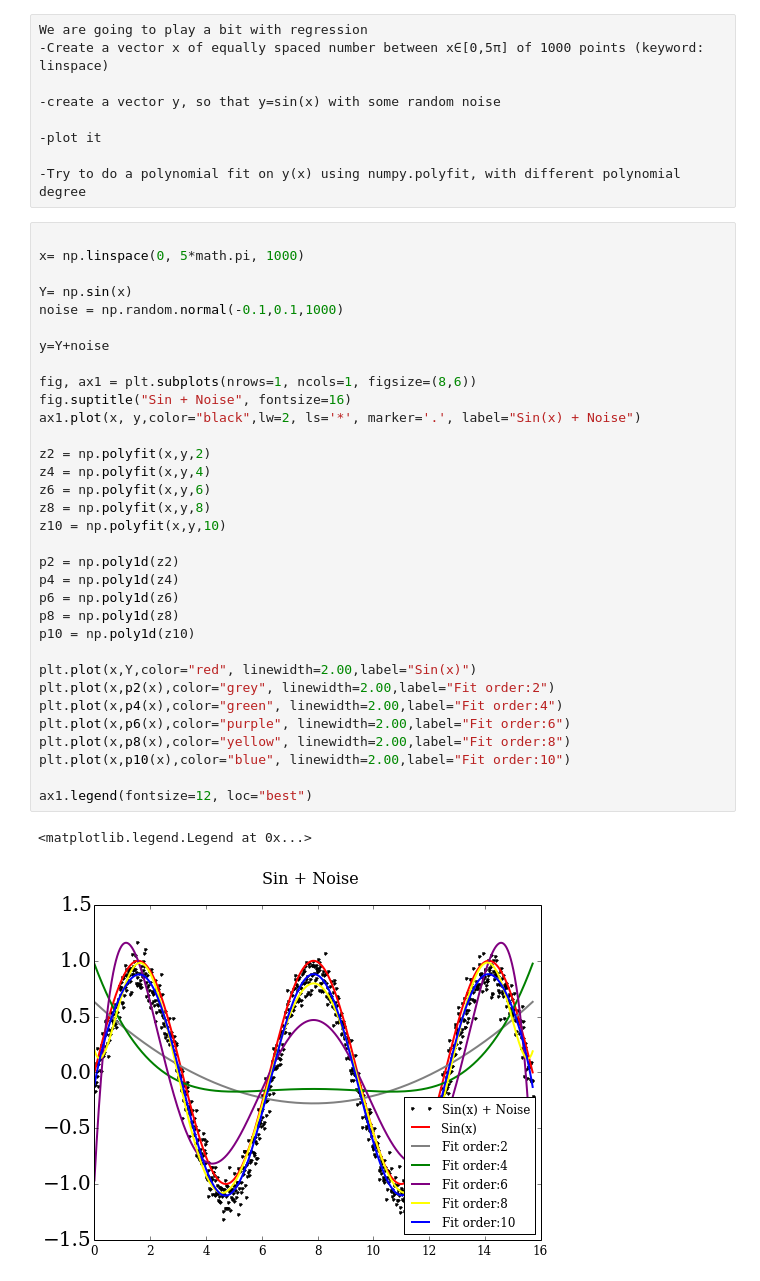
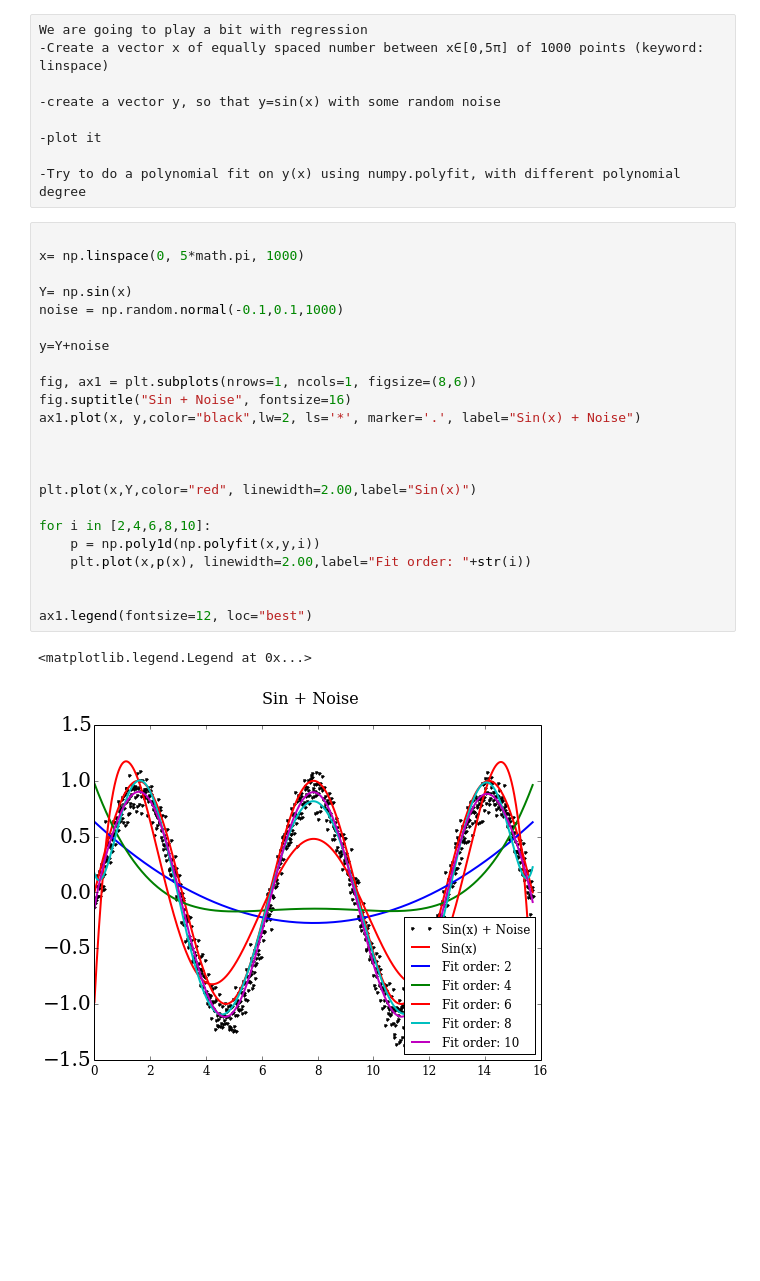
Before and after one commit to DTUWindEnergy/Python4WindEnergy, a Jupyter notebook: lesson 3/results/GFPE.ipynb, the cells around one changed output. Cells and saved outputs as stored; diff of their text form; blank space fills up the shorter version.

Commit message:
Plotting
v3-Using loop to plot

```diff
--- a/lesson 3/results/GFPE.ipynb
+++ b/lesson 3/results/GFPE.ipynb
@@ -125,36 +125,26 @@ We are going to play a bit with regression
 # %%
 
 x= np.linspace(0, 5*math.pi, 1000)
 
 Y= np.sin(x)
 noise = np.random.normal(-0.1,0.1,1000)
 
 y=Y+noise
 
 fig, ax1 = plt.subplots(nrows=1, ncols=1, figsize=(8,6))
 fig.suptitle("Sin + Noise", fontsize=16)
 ax1.plot(x, y,color="black",lw=2, ls='*', marker='.', label="Sin(x) + Noise")
 
-z2 = np.polyfit(x,y,2)
-z4 = np.polyfit(x,y,4)
-z6 = np.polyfit(x,y,6)
-z8 = np.polyfit(x,y,8)
-z10 = np.polyfit(x,y,10)
 
-p2 = np.poly1d(z2)
-p4 = np.poly1d(z4)
-p6 = np.poly1d(z6)
-p8 = np.poly1d(z8)
-p10 = np.poly1d(z10)
 
 plt.plot(x,Y,color="red", linewidth=2.00,label="Sin(x)")
-plt.plot(x,p2(x),color="grey", linewidth=2.00,label="Fit order:2")
-plt.plot(x,p4(x),color="green", linewidth=2.00,label="Fit order:4")
-plt.plot(x,p6(x),color="purple", linewidth=2.00,label="Fit order:6")
-plt.plot(x,p8(x),color="yellow", linewidth=2.00,label="Fit order:8")
-plt.plot(x,p10(x),color="blue", linewidth=2.00,label="Fit order:10")
+
+for i in [2,4,6,8,10]:
+    p = np.poly1d(np.polyfit(x,y,i))
+    plt.plot(x,p(x), linewidth=2.00,label="Fit order: "+str(i))
+
 
 ax1.legend(fontsize=12, loc="best")
 # %% [output]
 <matplotlib.legend.Legend at 0x...>
-[figure, old version]
+[figure, new version]
```
